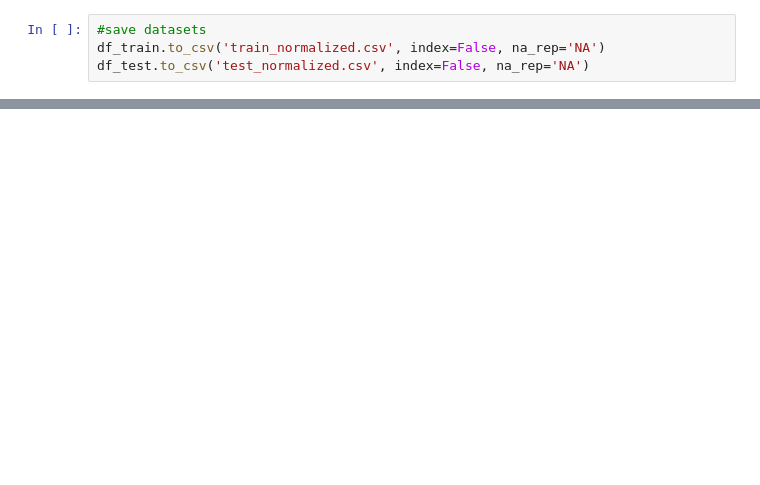
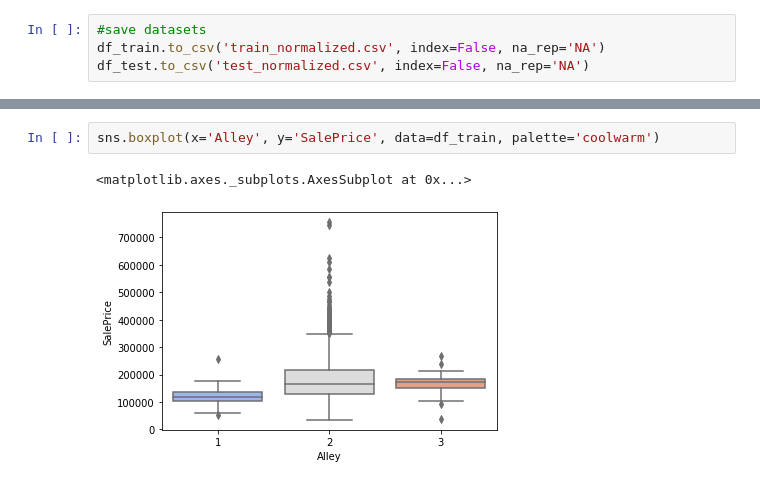
Before and after one commit to astramax57/house-prices, a Jupyter notebook: house-prising.ipynb, the cells around one changed output, grey strips where cells are left out. Saved outputs shown, nothing was run; the diff lists cells and outputs as text; blank space fills up the shorter version.

```diff
--- a/house-prising.ipynb
+++ b/house-prising.ipynb
@@ -507,0 +513,5 @@ df_test.to_csv('test_normalized.csv', index=False, na_rep='NA')
+# %%
+sns.boxplot(x='Alley', y='SalePrice', data=df_train, palette='coolwarm')
+# %% [output]
+<matplotlib.axes._subplots.AxesSubplot at 0x...>
+[figure, added]
```
Also changed, not shown: parts of 4 cells of this notebook, 2 other files.
